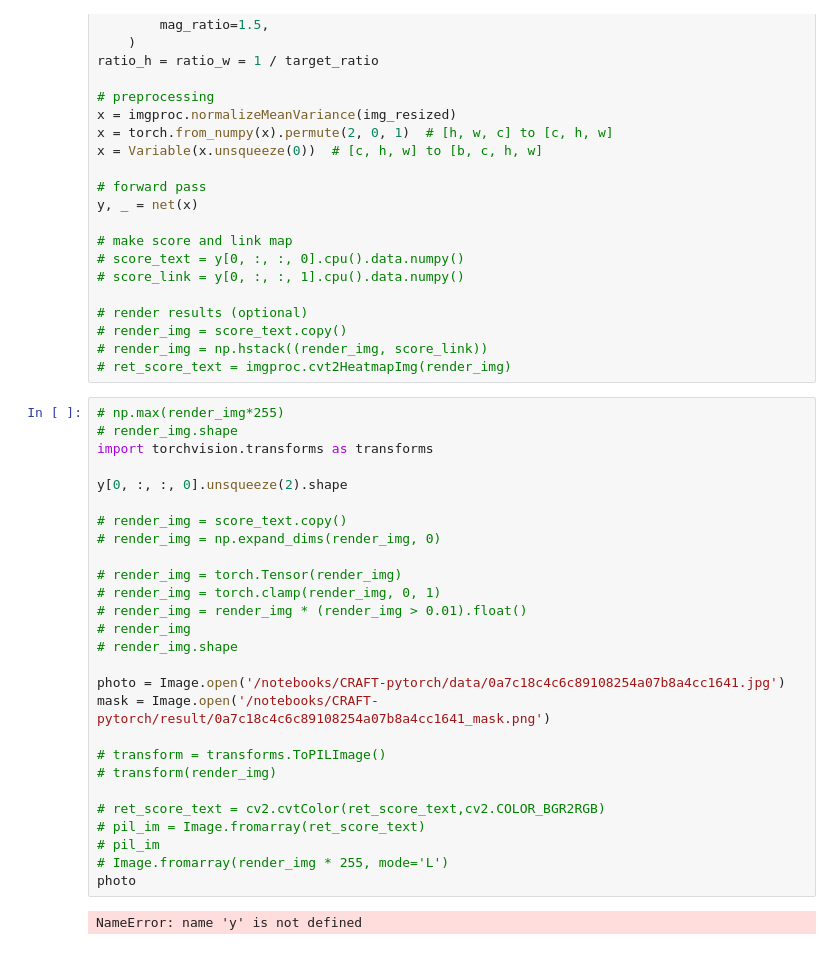
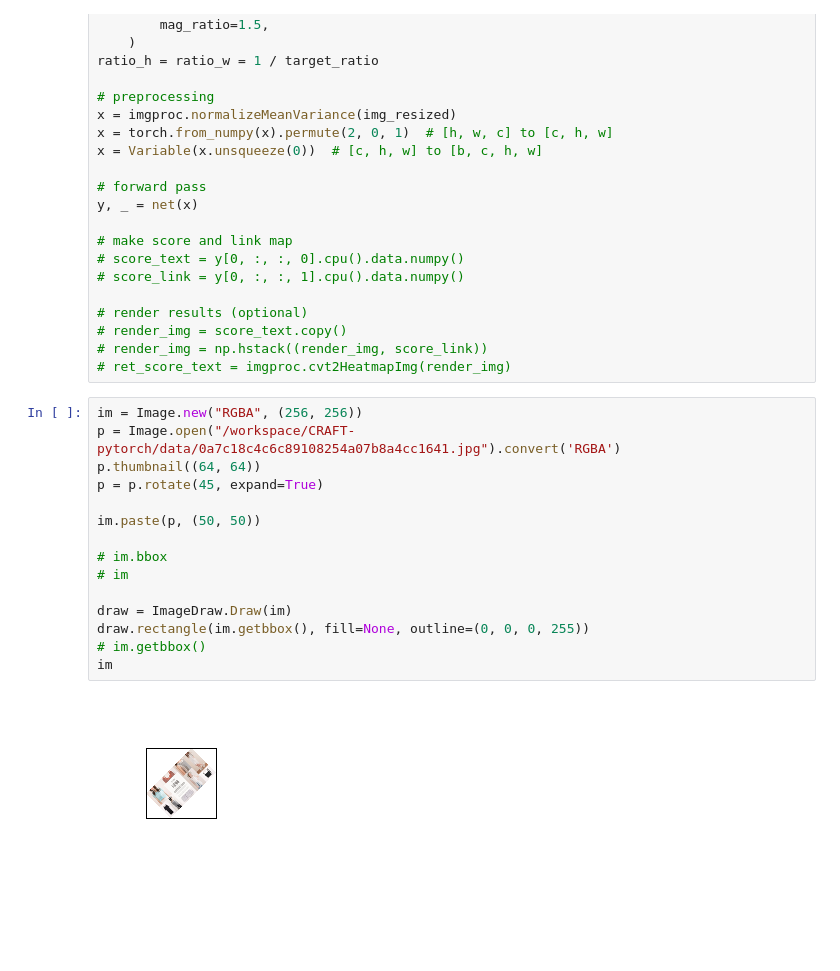
Before and after one commit to w121211/CRAFT-pytorch, a Jupyter notebook: debug.ipynb, the cells around one changed output. Drawn from its saved outputs; the diff is of its cells as text.

```diff
--- a/debug.ipynb
+++ b/debug.ipynb
@@ -95,32 +219,20 @@ y, _ = net(x)
 # render_img = score_text.copy()
 # render_img = np.hstack((render_img, score_link))
 # ret_score_text = imgproc.cvt2HeatmapImg(render_img)
-# %%
-# np.max(render_img*255)
-# render_img.shape
-import torchvision.transforms as transforms
-
-y[0, :, :, 0].unsqueeze(2).shape
-
-# render_img = score_text.copy()
-# render_img = np.expand_dims(render_img, 0)
-
-# render_img = torch.Tensor(render_img)
-# render_img = torch.clamp(render_img, 0, 1)
-# render_img = render_img * (render_img > 0.01).float()
-# render_img
-# render_img.shape
-
-photo = Image.open('/notebooks/CRAFT-pytorch/data/0a7c18c4c6c89108254a07b8a4cc1641.jpg')
-mask = Image.open('/notebooks/CRAFT-pytorch/result/0a7c18c4c6c89108254a07b8a4cc1641_mask.png')
-
-# transform = transforms.ToPILImage()
-# transform(render_img)
-
-# ret_score_text = cv2.cvtColor(ret_score_text,cv2.COLOR_BGR2RGB)
-# pil_im = Image.fromarray(ret_score_text)
-# pil_im
-# Image.fromarray(render_img * 255, mode='L')
-photo
-# %% [output]
-NameError: name 'y' is not defined
+# %%
+im = Image.new("RGBA", (256, 256))
+p = Image.open("/workspace/CRAFT-pytorch/data/0a7c18c4c6c89108254a07b8a4cc1641.jpg").convert('RGBA')
+p.thumbnail((64, 64))
+p = p.rotate(45, expand=True)
+
+im.paste(p, (50, 50))
+
+# im.bbox
+# im
+
+draw = ImageDraw.Draw(im)
+draw.rectangle(im.getbbox(), fill=None, outline=(0, 0, 0, 255))
+# im.getbbox()
+im
+# %% [output]
+[figure, added]
```
Also changed, not shown: parts of 8 cells of this notebook, 14 other files.
